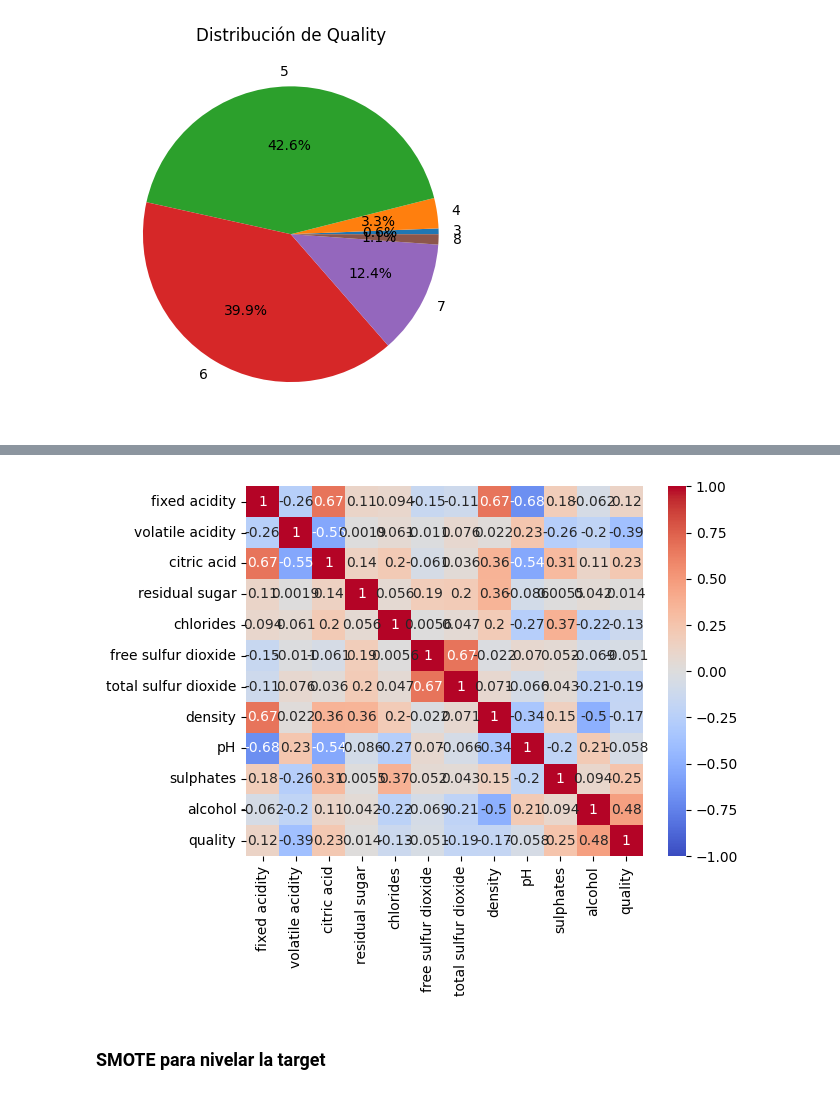
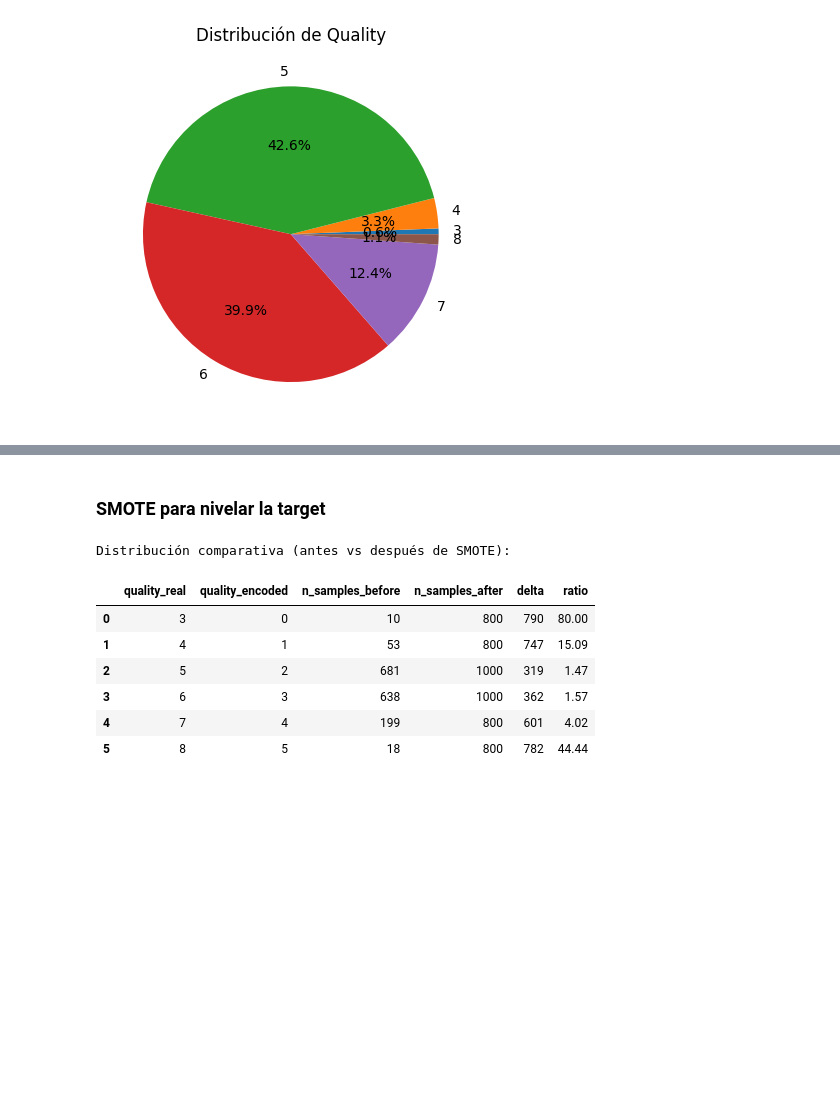
Before and after one commit to itxas77/Red_wine_quality, a Jupyter notebook: notebooks/01_LimpiezaEDA.ipynb, the cells around one changed output, grey strips where cells are left out. Cells and saved outputs as stored; diff of their text form; code cells hidden in the pictures; blank space fills up the shorter version.

```diff
--- a/notebooks/01_LimpiezaEDA.ipynb
+++ b/notebooks/01_LimpiezaEDA.ipynb
@@ -88,7 +90,3 @@ df.describe()
-# %%
-sns.heatmap(df.corr(), annot =True, vmin =-1, cmap ='coolwarm');
-# %% [output]
-[figure, removed]
 # %% [markdown]
 ### SMOTE para nivelar la target
 # %%
@@ -102,8 +100,6 @@ y_encoded = le.fit_transform(y)
 
 class_mapping = dict(zip(le.classes_, range(len(le.classes_))))
 inv_class_mapping = {v: k for k, v in class_mapping.items()}
-
-print("Mapping quality -> encoded:", class_mapping)
 
 
 unique_before, counts_before = np.unique(y_encoded, return_counts=True)
@@ -122,31 +118,40 @@ sampling_strategy = {
     class_mapping[8]: 800,
     class_mapping[5]: 1000,
     class_mapping[6]: 1000
 }
 
 smote = SMOTE(sampling_strategy=sampling_strategy,random_state=11,k_neighbors=5)
 
 X_res, y_res = smote.fit_resample(X, y_encoded)
 
 
 unique_after, counts_after = np.unique(y_res, return_counts=True)
 
 df_after = pd.DataFrame({
     "quality_real": [inv_class_mapping[c] for c in unique_after],
     "quality_encoded": unique_after,
     "n_samples_after": counts_after
 })
 
 
 df_comparison = (
     df_before
     .merge(df_after, on=["quality_real", "quality_encoded"], how="left")
     .assign(
         delta=lambda x: x["n_samples_after"] - x["n_samples_before"],
         ratio=lambda x: (x["n_samples_after"] / x["n_samples_before"]).round(2)
     )
     .sort_values("quality_real")
 )
 
 print("\nDistribución comparativa (antes vs después de SMOTE):")
-print(df_comparison)
+df_comparison
+# %% [output]
+Distribución comparativa (antes vs después de SMOTE):
+|  | quality_real | quality_encoded | n_samples_before | n_samples_after | delta | ratio |
+| 0 | 3 | 0 | 10 | 800 | 790 | 80.00 |
+| 1 | 4 | 1 | 53 | 800 | 747 | 15.09 |
+| 2 | 5 | 2 | 681 | 1000 | 319 | 1.47 |
+| 3 | 6 | 3 | 638 | 1000 | 362 | 1.57 |
+| 4 | 7 | 4 | 199 | 800 | 601 | 4.02 |
+| 5 | 8 | 5 | 18 | 800 | 782 | 44.44 |
```
Also changed, not shown: parts of 7 cells of this notebook, 11 other files.
